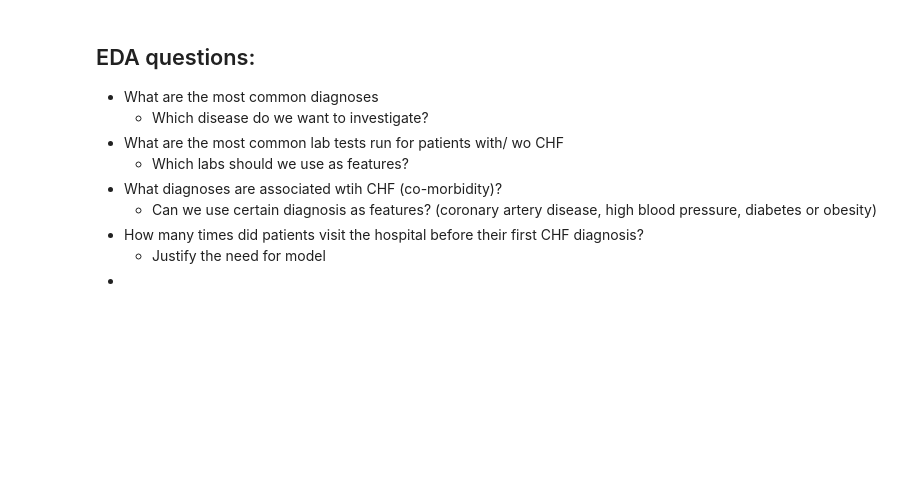
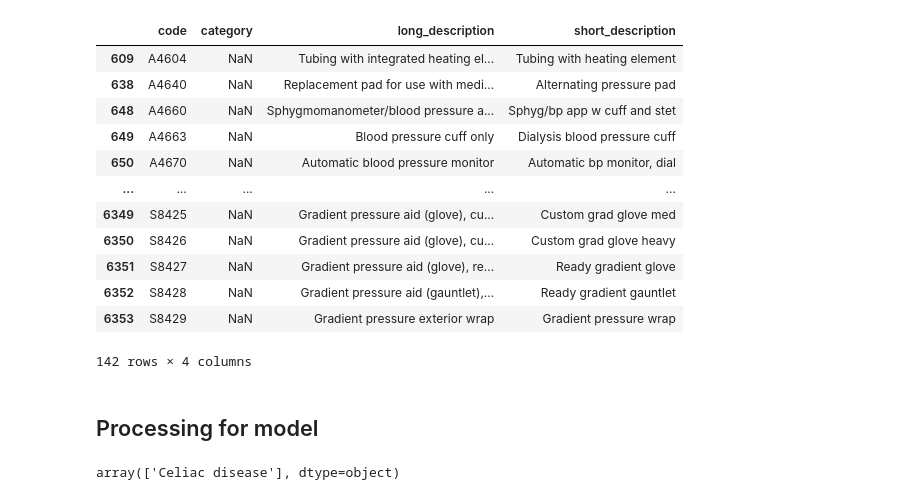
Before and after one commit to brandoncryu/disease_prediction, a Jupyter notebook: Brandon_EDA.ipynb, the cells around one changed output. Drawn from its saved outputs; the diff is of its cells as text; code cells hidden in the pictures; blank space fills up the shorter version.

```diff
--- a/Brandon_EDA.ipynb
+++ b/Brandon_EDA.ipynb
@@ -81,2 +193,2 @@ lab_events_1
 # %%
-lab_d = pd.read_csv('./hosp/d_labitems.csv.gz', compression='gzip')
+d_hcpc = pd.read_csv('./data/hosp/d_hcpcs.csv.gz', compression='gzip')
@@ -99,12 +195,22 @@ lab_d
-# %% [markdown]
-## EDA questions:
-
-* What are the most common diagnoses
-    * Which disease do we want to investigate?
-* What are the most common lab tests run for patients with/ wo CHF
-    * Which labs should we use as features?
-* What diagnoses are associated wtih CHF (co-morbidity)?
-    * Can we use certain diagnosis as features? (coronary artery disease, high blood pressure, diabetes or obesity)
-* How many times did patients visit the hospital before their first CHF diagnosis?
-    * Justify the need for model
-*
+# %%
+d_hcpc[d_hcpc.long_description.fillna('0').str.lower().str.contains('pressure')]
+# %% [output]
+|  | code | category | long_description | short_description |
+| 609 | A4604 | NaN | Tubing with integrated heating el... | Tubing with heating element |
+| 638 | A4640 | NaN | Replacement pad for use with medi... | Alternating pressure pad |
+| 648 | A4660 | NaN | Sphygmomanometer/blood pressure a... | Sphyg/bp app w cuff and stet |
+| 649 | A4663 | NaN | Blood pressure cuff only | Dialysis blood pressure cuff |
+| 650 | A4670 | NaN | Automatic blood pressure monitor | Automatic bp monitor, dial |
+| ... | ... | ... | ... | ... |
+| 6349 | S8425 | NaN | Gradient pressure aid (glove), cu... | Custom grad glove med |
+| 6350 | S8426 | NaN | Gradient pressure aid (glove), cu... | Custom grad glove heavy |
+| 6351 | S8427 | NaN | Gradient pressure aid (glove), re... | Ready gradient glove |
+| 6352 | S8428 | NaN | Gradient pressure aid (gauntlet),... | Ready gradient gauntlet |
+| 6353 | S8429 | NaN | Gradient pressure exterior wrap | Gradient pressure wrap |
+142 rows × 4 columns
+# %% [markdown]
+## Processing for model
+# %%
+diag[diag.long_title.str.lower().str.contains('celiac disease').fillna(False)].long_title.unique()
+# %% [output]
+array(['Celiac disease'], dtype=object)
```
Also changed, not shown: parts of 27 cells of this notebook.
